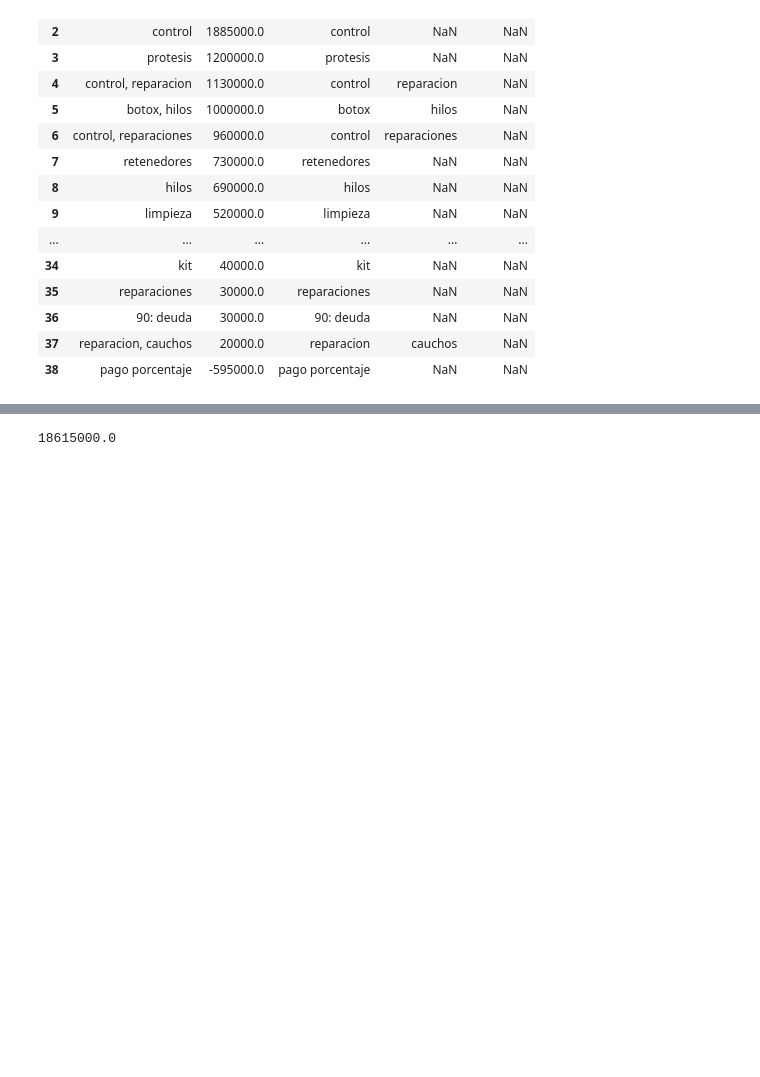
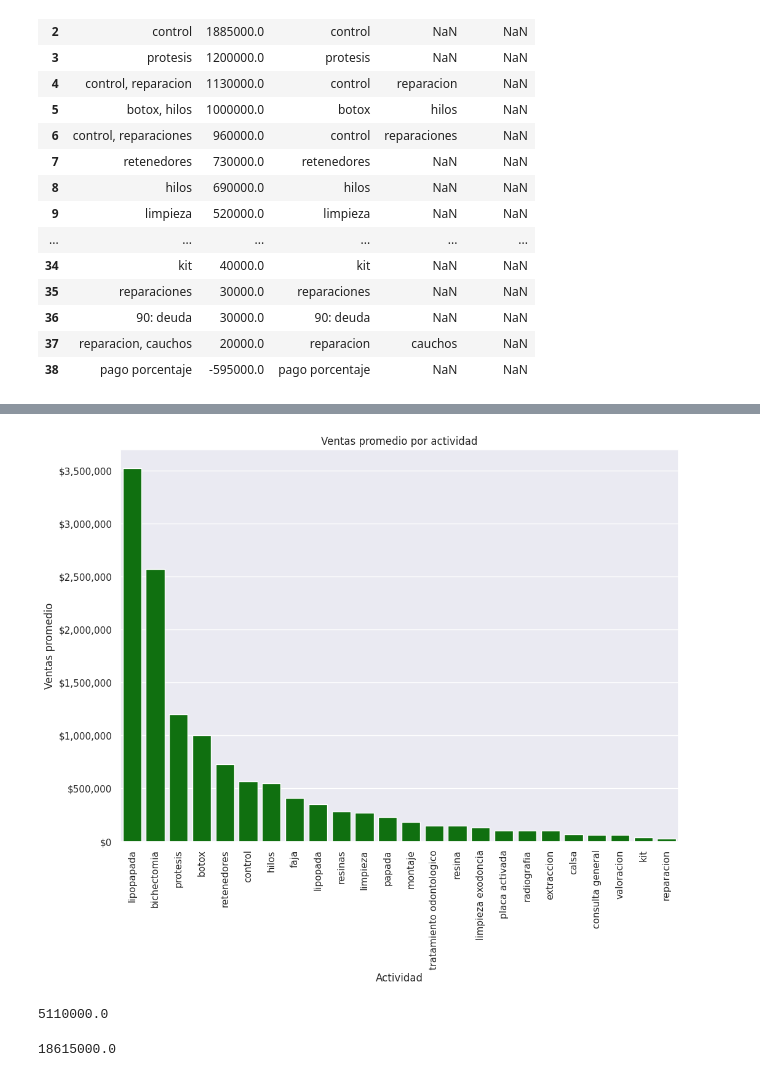
Before and after one commit to JsNcAr/GSalud_Analysis, a Jupyter notebook: Clinica_Viz.ipynb, the cells around one changed output, grey strips where cells are left out. Cells and saved outputs as stored; diff of their text form; code cells hidden in the pictures; blank space fills up the shorter version.

```diff
--- a/Clinica_Viz.ipynb
+++ b/Clinica_Viz.ipynb
@@ -169,3 +268,26 @@ plt.show()
+# %%
+# mean sales per activity
+query = "SELECT actividad, AVG(total) AS mean_sales FROM actividades GROUP BY actividad ORDER BY mean_sales DESC"
+A1 = pd.read_sql(query, con=db)
+# %%
+sns.barplot(x='actividad', y='mean_sales', data=A1, color='green', errorbar=None)
+plt.title('Ventas promedio por actividad')
+plt.xlabel('Actividad')
+
+plt.ylabel('Ventas promedio')
+plt.xticks(rotation=90)
+# set scale name as "millions"
+plt.ticklabel_format(style='plain', axis='y')
+# Format y axis as money
+plt.gca().get_yaxis().set_major_formatter(plt.FuncFormatter(lambda x, loc: "${:,}".format(int(x))))
+plt.show()
+# %% [output]
+[figure, added]
+# %%
+# check sum of total of "control"
+df[df['activity_1'] == 'control']['total'].sum()
+# %% [output]
+5110000.0
 # %%
 # sum values of total column
 total = df['total'].sum()
```
Also changed, not shown: parts of 13 cells of this notebook, 2 other files.
